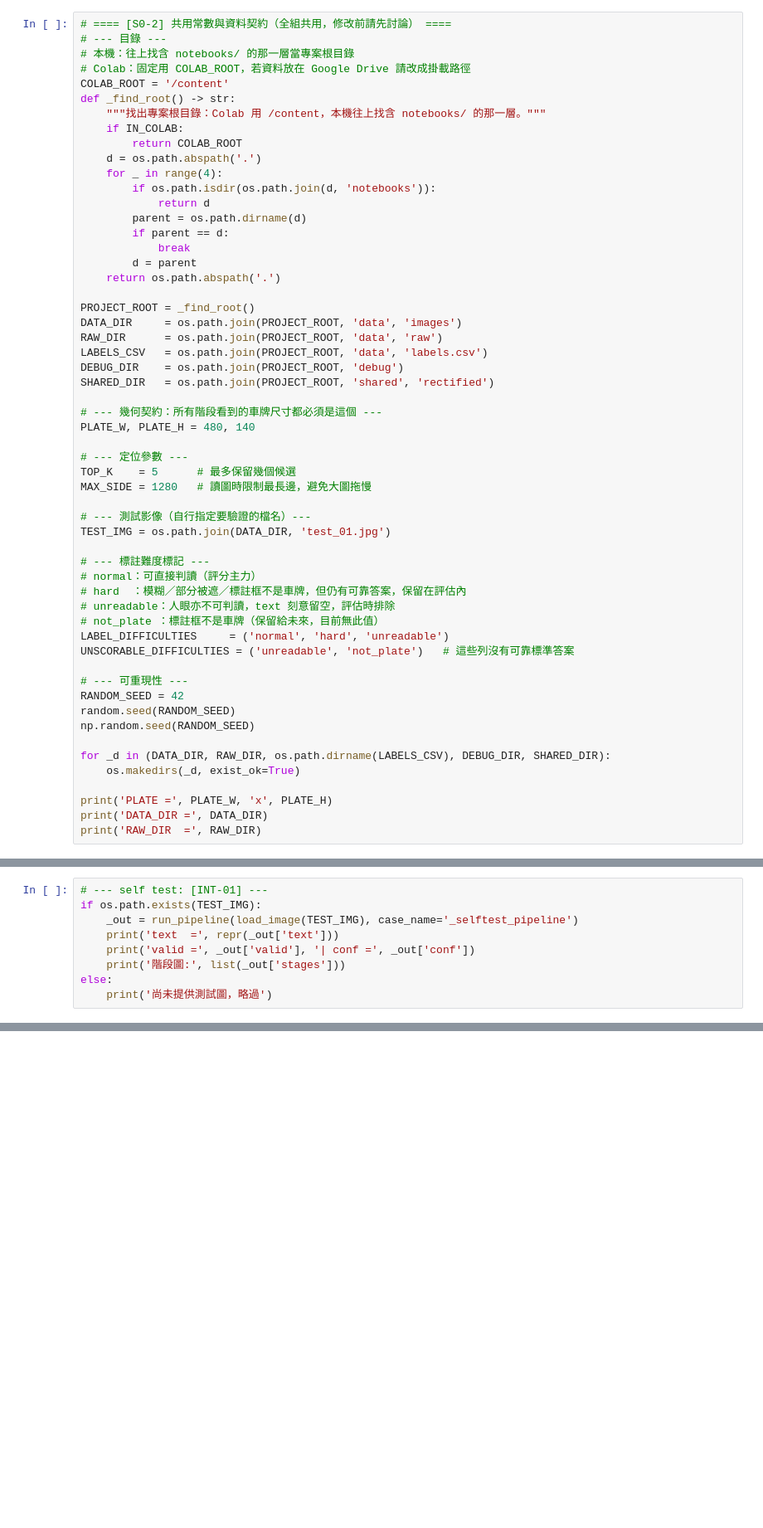
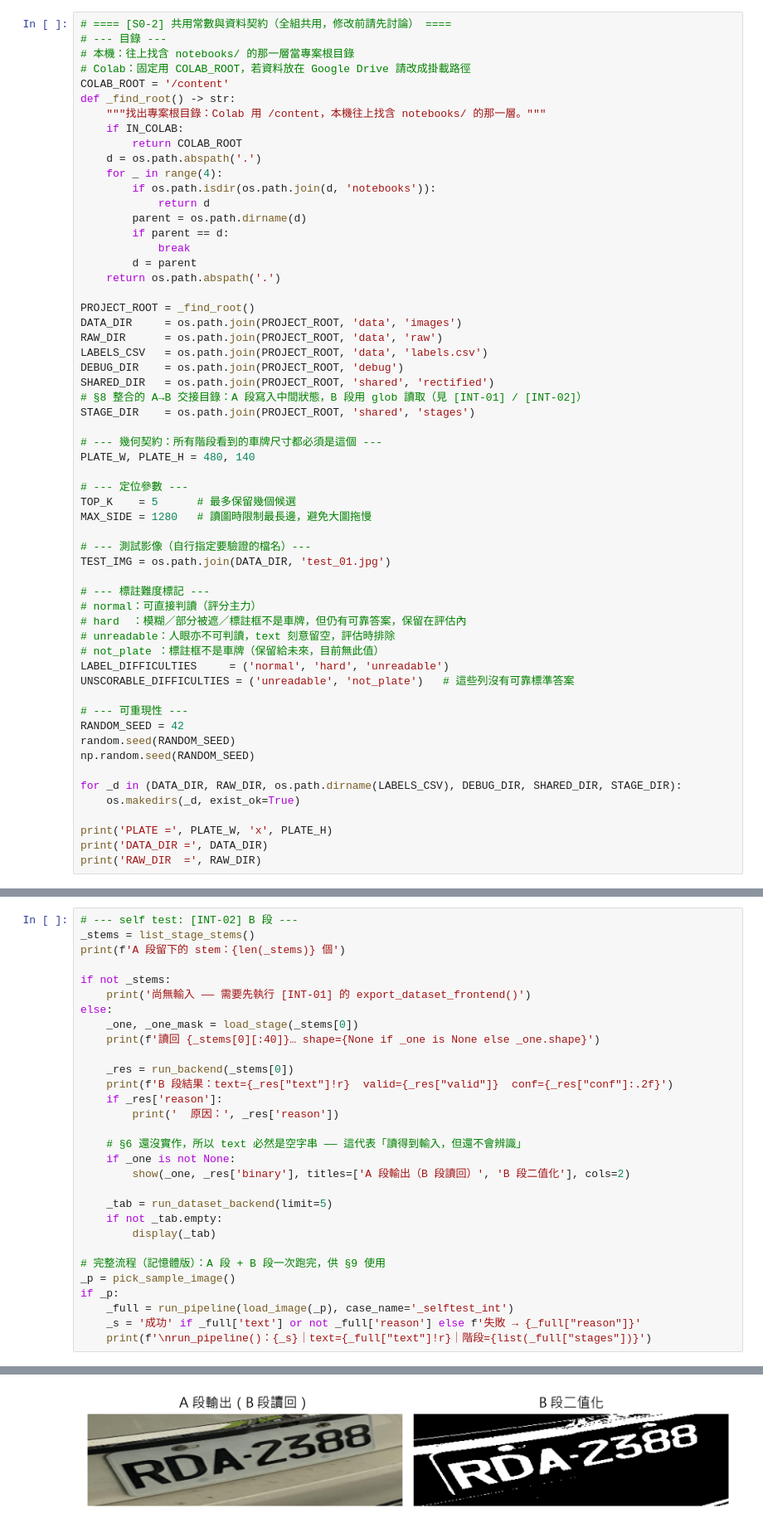
Before and after one commit to angus1244/cis342, a Jupyter notebook: project/notebooks/lpr_dev.ipynb, the cells around one changed output, grey strips where cells are left out. Shown at 83% size. Saved outputs shown, nothing was run; the diff lists cells and outputs as text; blank space fills up the shorter version.

```diff
--- a/project/notebooks/lpr_dev.ipynb
+++ b/project/notebooks/lpr_dev.ipynb
@@ -225,6 +231,8 @@ RAW_DIR      = os.path.join(PROJECT_ROOT, 'data', 'raw')
 LABELS_CSV   = os.path.join(PROJECT_ROOT, 'data', 'labels.csv')
 DEBUG_DIR    = os.path.join(PROJECT_ROOT, 'debug')
 SHARED_DIR   = os.path.join(PROJECT_ROOT, 'shared', 'rectified')
+# §8 整合的 A→B 交接目錄：A 段寫入中間狀態，B 段用 glob 讀取（見 [INT-01] / [INT-02]）
+STAGE_DIR    = os.path.join(PROJECT_ROOT, 'shared', 'stages')
 
 # --- 幾何契約：所有階段看到的車牌尺寸都必須是這個 ---
 PLATE_W, PLATE_H = 480, 140
@@ -249,7 +257,7 @@ RANDOM_SEED = 42
 random.seed(RANDOM_SEED)
 np.random.seed(RANDOM_SEED)
 
-for _d in (DATA_DIR, RAW_DIR, os.path.dirname(LABELS_CSV), DEBUG_DIR, SHARED_DIR):
+for _d in (DATA_DIR, RAW_DIR, os.path.dirname(LABELS_CSV), DEBUG_DIR, SHARED_DIR, STAGE_DIR):
     os.makedirs(_d, exist_ok=True)
 
 print('PLATE =', PLATE_W, 'x', PLATE_H)
@@ -1752,9 +2122,31 @@ def run_pipeline(img: np.ndarray, case_name: Optional[str] = None) -> Dict[str,
 # %%
-# --- self test: [INT-01] ---
-if os.path.exists(TEST_IMG):
-    _out = run_pipeline(load_image(TEST_IMG), case_name='_selftest_pipeline')
-    print('text  =', repr(_out['text']))
-    print('valid =', _out['valid'], '| conf =', _out['conf'])
-    print('階段圖:', list(_out['stages']))
+# --- self test: [INT-02] B 段 ---
+_stems = list_stage_stems()
+print(f'A 段留下的 stem：{len(_stems)} 個')
+
+if not _stems:
+    print('尚無輸入 —— 需要先執行 [INT-01] 的 export_dataset_frontend()')
 else:
-    print('尚未提供測試圖，略過')
+    _one, _one_mask = load_stage(_stems[0])
+    print(f'讀回 {_stems[0][:40]}… shape={None if _one is None else _one.shape}')
+
+    _res = run_backend(_stems[0])
+    print(f'B 段結果：text={_res["text"]!r}  valid={_res["valid"]}  conf={_res["conf"]:.2f}')
+    if _res['reason']:
+        print('  原因：', _res['reason'])
+
+    # §6 還沒實作，所以 text 必然是空字串 —— 這代表「讀得到輸入，但還不會辨識」
+    if _one is not None:
+        show(_one, _res['binary'], titles=['A 段輸出（B 段讀回）', 'B 段二值化'], cols=2)
+
+    _tab = run_dataset_backend(limit=5)
+    if not _tab.empty:
+        display(_tab)
+
+# 完整流程（記憶體版）：A 段 + B 段一次跑完，供 §9 使用
+_p = pick_sample_image()
+if _p:
+    _full = run_pipeline(load_image(_p), case_name='_selftest_int')
+    _s = '成功' if _full['text'] or not _full['reason'] else f'失敗 → {_full["reason"]}'
+    print(f'\nrun_pipeline()：{_s}｜text={_full["text"]!r}｜階段={list(_full["stages"])}')
+# %% [output]
@@ -1760,0 +2156 @@ else:
+[figure, added]
```
Also changed, not shown: parts of 22 cells of this notebook, 3 other files.
